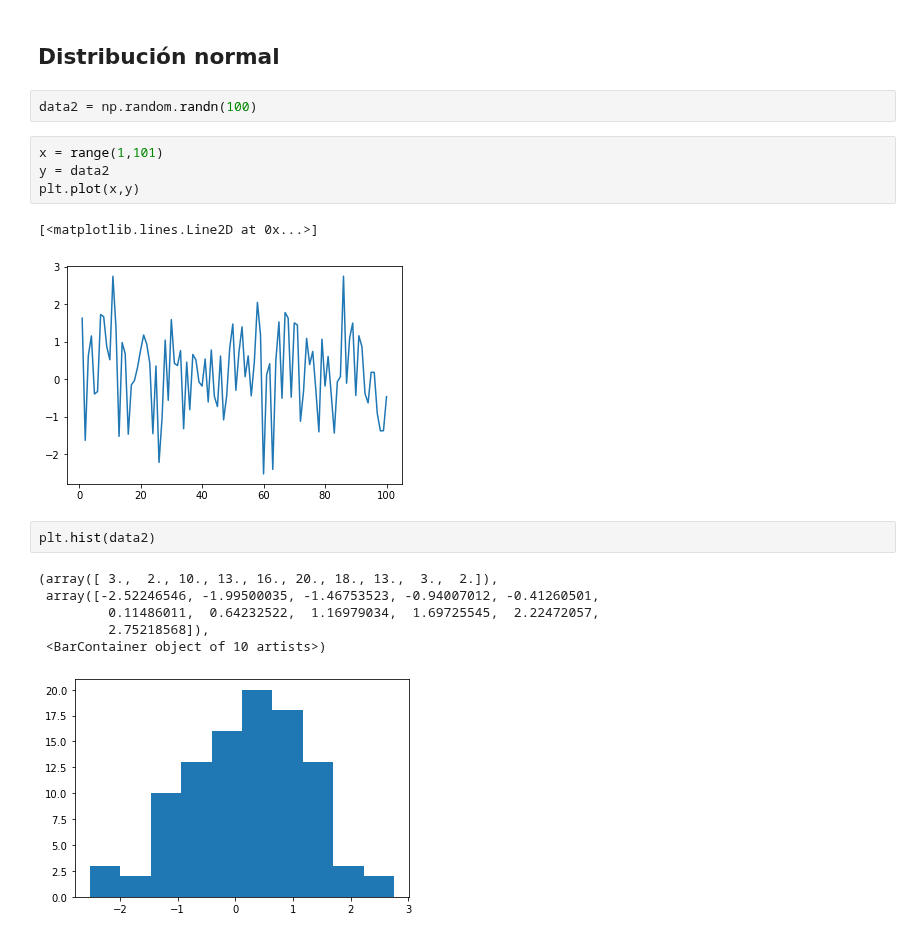
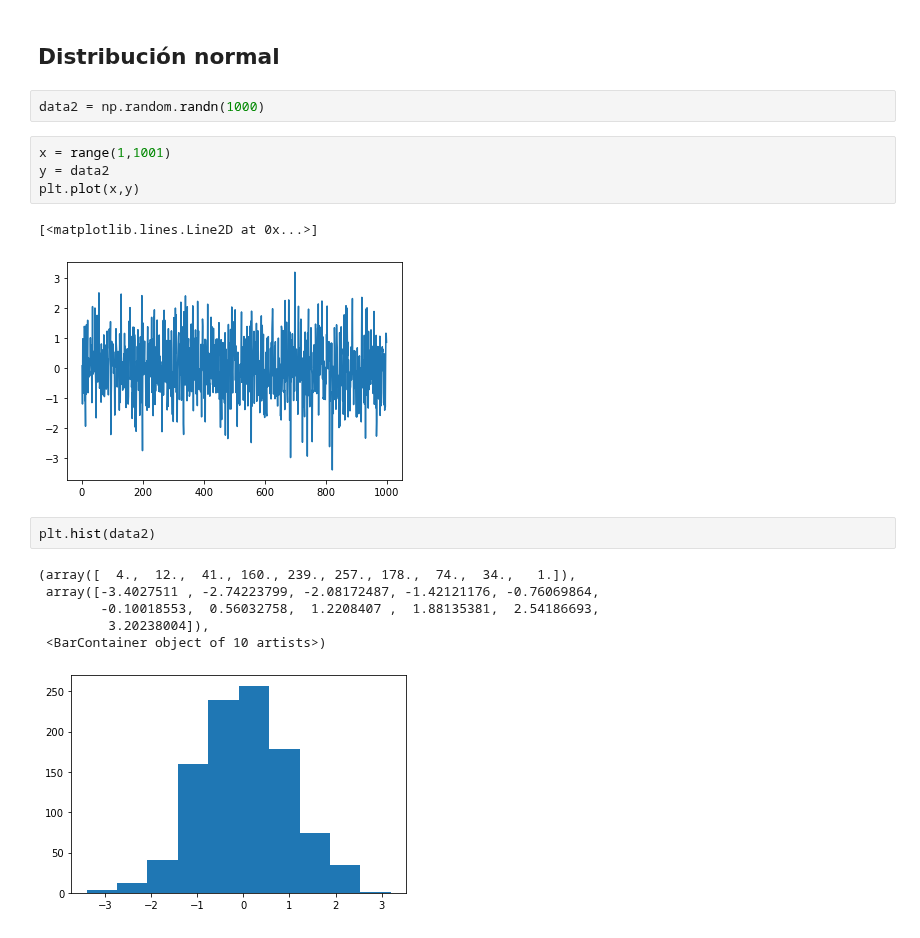
Before and after one commit to tomasvdh/python-ml-course, a Jupyter notebook: mynotebooks/T2 - 2 - Data Cleaning - Funciones de distribución de probabilidad.ipynb, the cells around one changed output. Saved outputs shown, nothing was run; the diff lists cells and outputs as text.

```diff
--- a/mynotebooks/T2 - 2 - Data Cleaning - Funciones de distribución de probabilidad.ipynb
+++ b/mynotebooks/T2 - 2 - Data Cleaning - Funciones de distribución de probabilidad.ipynb
@@ -24,20 +24,20 @@ plt.hist(data)
 # %% [markdown]
 ## Distribución normal
 # %%
-data2 = np.random.randn(100)
+data2 = np.random.randn(1000)
 # %%
-x = range(1,101)
+x = range(1,1001)
 y = data2
 plt.plot(x,y)
 # %% [output]
 [<matplotlib.lines.Line2D at 0x...>]
-[figure, old version]
+[figure, new version]
 # %%
 plt.hist(data2)
 # %% [output]
-(array([ 3.,  2., 10., 13., 16., 20., 18., 13.,  3.,  2.]),
- array([-2.52246546, -1.99500035, -1.46753523, -0.94007012, -0.41260501,
-         0.11486011,  0.64232522,  1.16979034,  1.69725545,  2.22472057,
-         2.75218568]),
+(array([  4.,  12.,  41., 160., 239., 257., 178.,  74.,  34.,   1.]),
+ array([-3.4027511 , -2.74223799, -2.08172487, -1.42121176, -0.76069864,
+        -0.10018553,  0.56032758,  1.2208407 ,  1.88135381,  2.54186693,
+         3.20238004]),
  <BarContainer object of 10 artists>)
-[figure, old version]
+[figure, new version]
```
Also changed, not shown: parts of 5 cells of this notebook.
